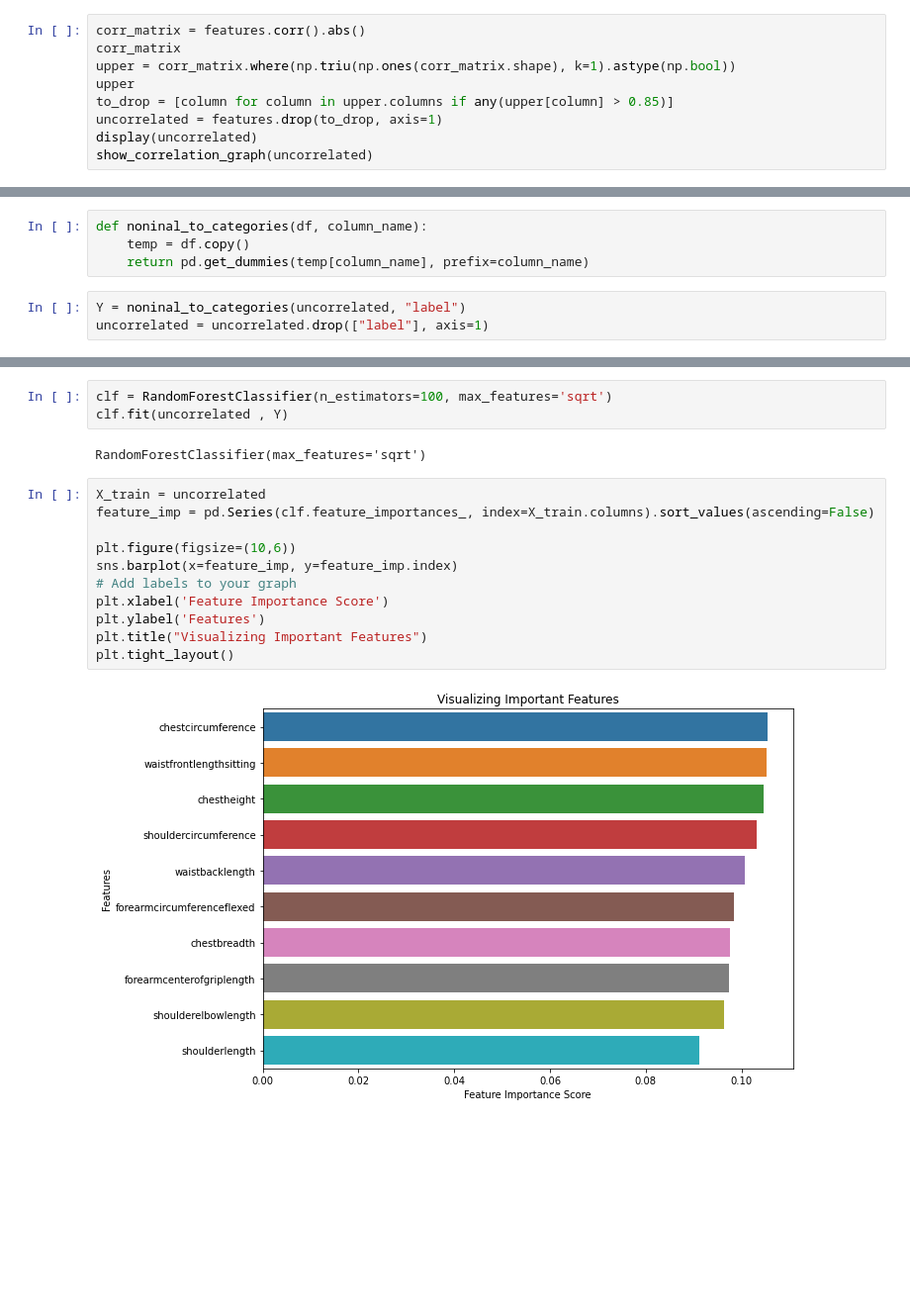
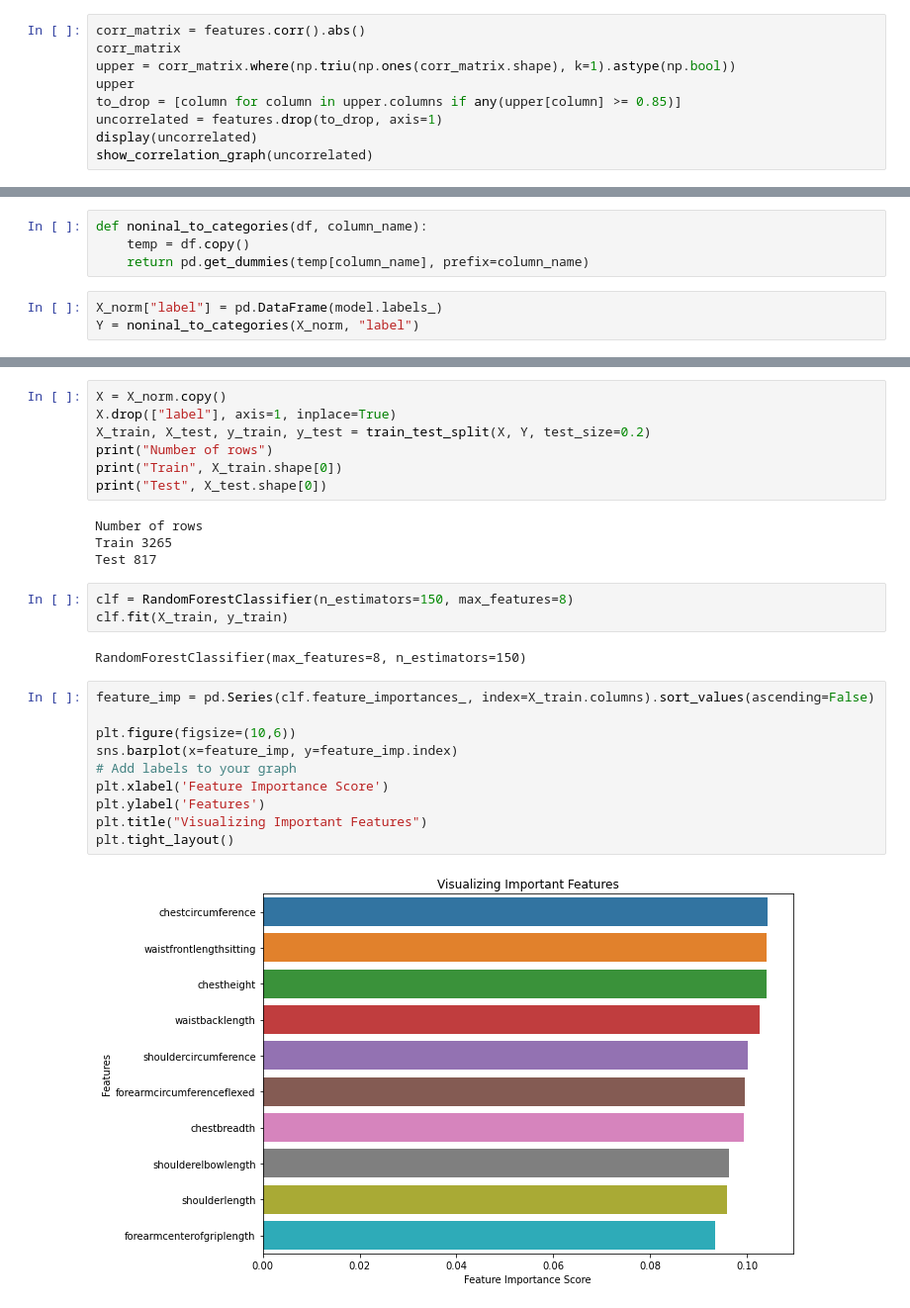
Before and after one commit to codingismycraft/ML_Introduction, a Jupyter notebook: notebooks/04-01.1-k-means-t-shirts.ipynb, the cells around one changed output, grey strips where cells are left out. Shown: that part at 99% size. Drawn from its saved outputs; the diff is of its cells as text; blank space fills up the shorter version.

```diff
--- a/notebooks/04-01.1-k-means-t-shirts.ipynb
+++ b/notebooks/04-01.1-k-means-t-shirts.ipynb
@@ -128,7 +129,7 @@ corr_matrix = features.corr().abs()
 corr_matrix
 upper = corr_matrix.where(np.triu(np.ones(corr_matrix.shape), k=1).astype(np.bool))
 upper
-to_drop = [column for column in upper.columns if any(upper[column] > 0.85)]
+to_drop = [column for column in upper.columns if any(upper[column] >= 0.85)]
 uncorrelated = features.drop(to_drop, axis=1)
 display(uncorrelated)
 show_correlation_graph(uncorrelated)
@@ -300,5 +275,5 @@ def noninal_to_categories(df, column_name):
     temp = df.copy()
     return pd.get_dummies(temp[column_name], prefix=column_name)
 # %%
-Y = noninal_to_categories(uncorrelated, "label")
-uncorrelated = uncorrelated.drop(["label"], axis=1)
+X_norm["label"] = pd.DataFrame(model.labels_)
+Y = noninal_to_categories(X_norm, "label")
@@ -305,18 +312,28 @@ uncorrelated = uncorrelated.drop(["label"], axis=1)
+# %%
+X = X_norm.copy()
+X.drop(["label"], axis=1, inplace=True)
+X_train, X_test, y_train, y_test = train_test_split(X, Y, test_size=0.2)
+print("Number of rows")
+print("Train", X_train.shape[0])
+print("Test", X_test.shape[0])
+# %% [output]
+Number of rows
+Train 3265
+Test 817
 # %%
-clf = RandomForestClassifier(n_estimators=100, max_features='sqrt')
-clf.fit(uncorrelated , Y)
+clf = RandomForestClassifier(n_estimators=150, max_features=8)
+clf.fit(X_train, y_train)
 # %% [output]
-RandomForestClassifier(max_features='sqrt')
+RandomForestClassifier(max_features=8, n_estimators=150)
 # %%
-X_train = uncorrelated
 feature_imp = pd.Series(clf.feature_importances_, index=X_train.columns).sort_values(ascending=False)
 
 plt.figure(figsize=(10,6))
 sns.barplot(x=feature_imp, y=feature_imp.index)
 # Add labels to your graph
 plt.xlabel('Feature Importance Score')
 plt.ylabel('Features')
 plt.title("Visualizing Important Features")
 plt.tight_layout()
 # %% [output]
-[figure, old version]
+[figure, new version]
```
Also changed, not shown: parts of 32 cells of this notebook, 8 other files.
